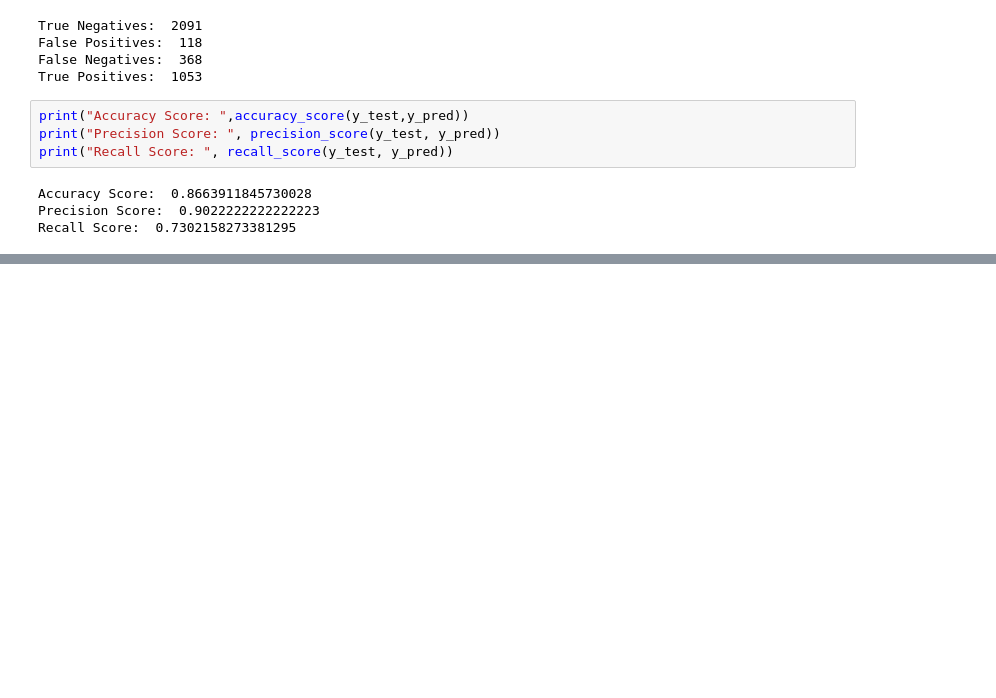
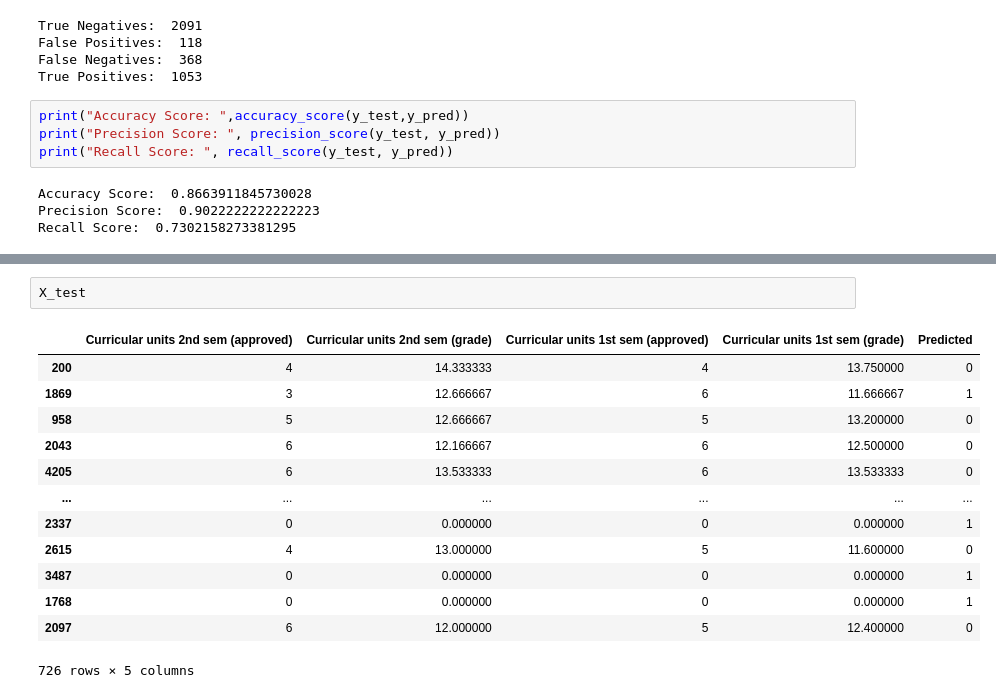
Before and after one commit to CS-UCR/final-project-dumpy, a Jupyter notebook: logisticRegression.ipynb, the cells around one changed output, grey strips where cells are left out. Saved outputs shown, nothing was run; the diff lists cells and outputs as text; blank space fills up the shorter version.

```diff
--- a/logisticRegression.ipynb
+++ b/logisticRegression.ipynb
@@ -135,0 +227,16 @@ Recall Score:  0.7302158273381295
+# %%
+X_test
+# %% [output]
+|  | Curricular units 2nd sem (approved) | Curricular units 2nd sem (grade) | Curricular units 1st sem (approved) | Curricular units 1st sem (grade) | Predicted |
+| 200 | 4 | 14.333333 | 4 | 13.750000 | 0 |
+| 1869 | 3 | 12.666667 | 6 | 11.666667 | 1 |
+| 958 | 5 | 12.666667 | 5 | 13.200000 | 0 |
+| 2043 | 6 | 12.166667 | 6 | 12.500000 | 0 |
+| 4205 | 6 | 13.533333 | 6 | 13.533333 | 0 |
+| ... | ... | ... | ... | ... | ... |
+| 2337 | 0 | 0.000000 | 0 | 0.000000 | 1 |
+| 2615 | 4 | 13.000000 | 5 | 11.600000 | 0 |
+| 3487 | 0 | 0.000000 | 0 | 0.000000 | 1 |
+| 1768 | 0 | 0.000000 | 0 | 0.000000 | 1 |
+| 2097 | 6 | 12.000000 | 5 | 12.400000 | 0 |
+726 rows × 5 columns
```
Also changed, not shown: parts of 23 cells of this notebook, 2 other files.
